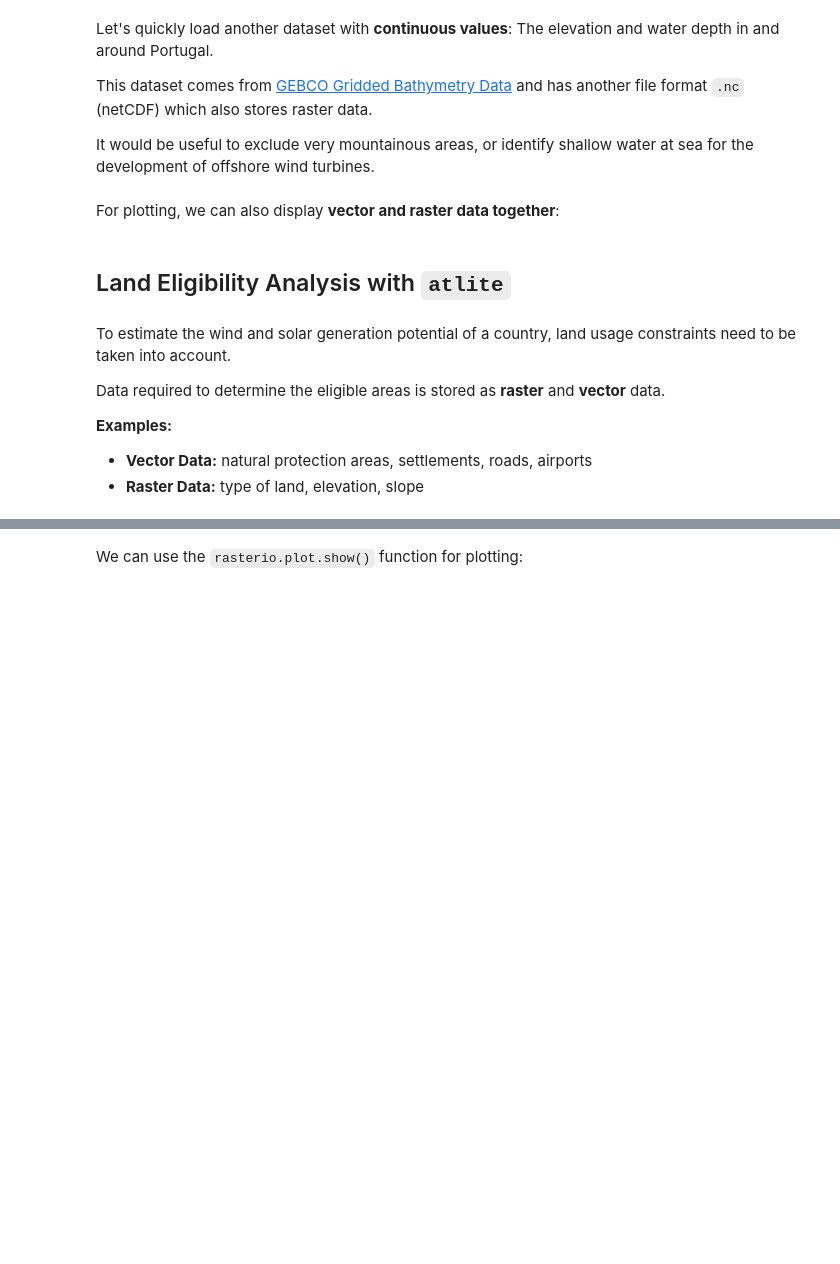
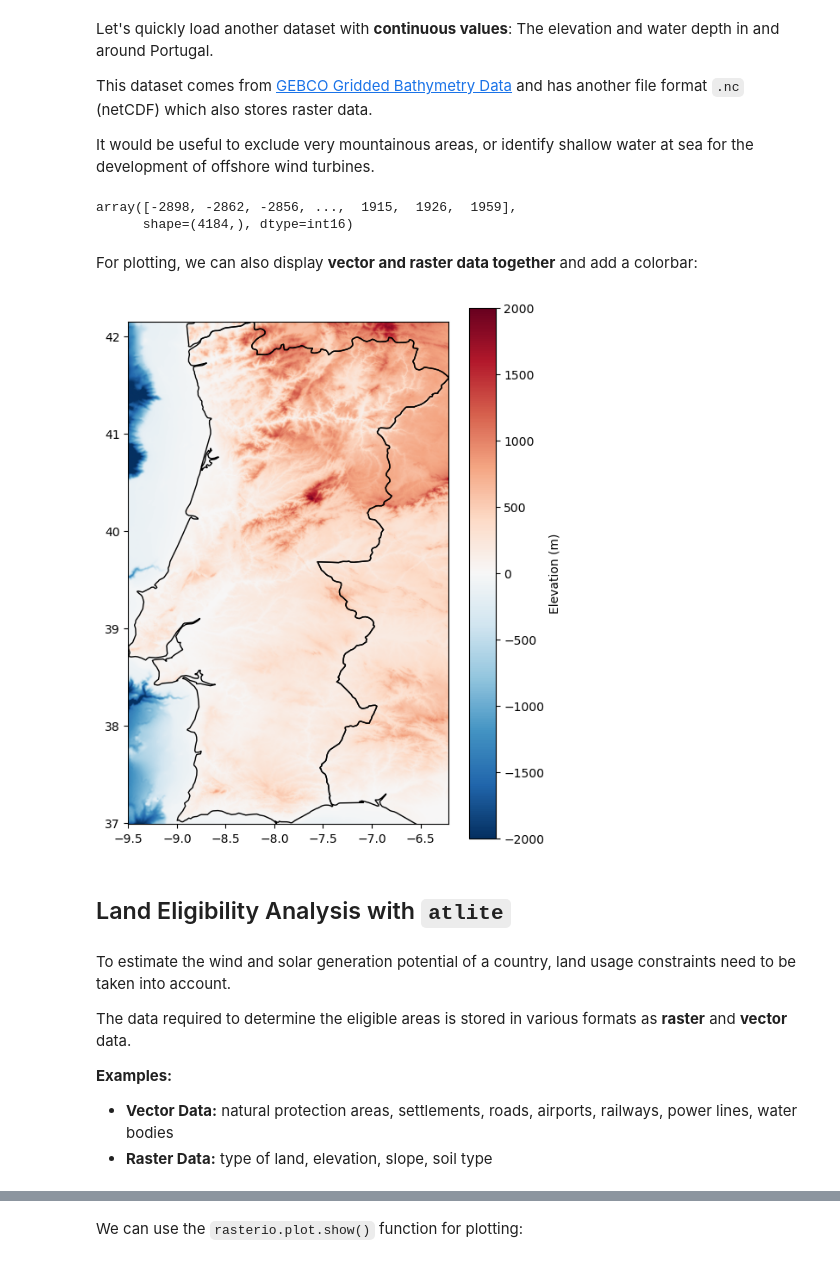
Before and after one commit to fneum/data-science-for-esm, a Jupyter notebook: data-science-for-esm/06-workshop-atlite.ipynb, the cells around one changed output, grey strips where cells are left out. Drawn from its saved outputs; the diff is of its cells as text; code cells hidden in the pictures; blank space fills up the shorter version.

Commit message:
revamp rasterio and atlite

```diff
--- a/data-science-for-esm/06-workshop-atlite.ipynb
+++ b/data-science-for-esm/06-workshop-atlite.ipynb
@@ -150,4 +215,5 @@ This dataset comes from [GEBCO Gridded Bathymetry Data](https://www.gebco.net/da
 It would be useful to exclude very mountainous areas, or identify shallow water at sea for the development of offshore wind turbines.
 # %%
 url = "https://tubcloud.tu-berlin.de/s/XoDpBcweJHmYKgF/download/GEBCO_2014_2D-PT.nc"
-gebco = rasterio.open(url, driver="netcdf")
+gebco = rio.open(url, driver="netcdf")
+band = gebco.read(1)
@@ -156,22 +220,29 @@ band = gebco.read(1)
 # %%
 np.unique(band)
+# %% [output]
+array([-2898, -2862, -2856, ...,  1915,  1926,  1959],
+      shape=(4184,), dtype=int16)
 # %% [markdown]
-For plotting, we can also display **vector and raster data together**:
+For plotting, we can also display **vector and raster data together** and add a colorbar:
 # %%
-fig, ax = plt.subplots(figsize=(4, 8))
+fig, ax = plt.subplots(figsize=(6, 8))
 
 countries.loc[["PT", "ES"]].plot(ax=ax, color="none")
 
-show(band, transform=gebco.transform, cmap="RdBu_r", ax=ax)
+show(band, transform=gebco.transform, cmap="RdBu_r", ax=ax, vmin=-2000, vmax=2000)
+
+plt.colorbar(ax.images[0], ax=ax, label="Elevation (m)");
+# %% [output]
+[figure, added]
 # %% [markdown]
 ## Land Eligibility Analysis with `atlite`
 # %% [markdown]
 To estimate the wind and solar generation potential of a country, land usage constraints need to be taken into account.
 
-Data required to determine the eligible areas is stored as **raster** and **vector** data.
+The data required to determine the eligible areas is stored in various formats as **raster** and **vector** data.
 
 **Examples:**
 
-- **Vector Data:** natural protection areas, settlements, roads, airports
-- **Raster Data:** type of land, elevation, slope
+- **Vector Data:** natural protection areas, settlements, roads, airports, railways, power lines, water bodies
+- **Raster Data:** type of land, elevation, slope, soil type
 # %% [markdown]
```
Also changed, not shown: parts of 99 cells of this notebook, 2 other files.
